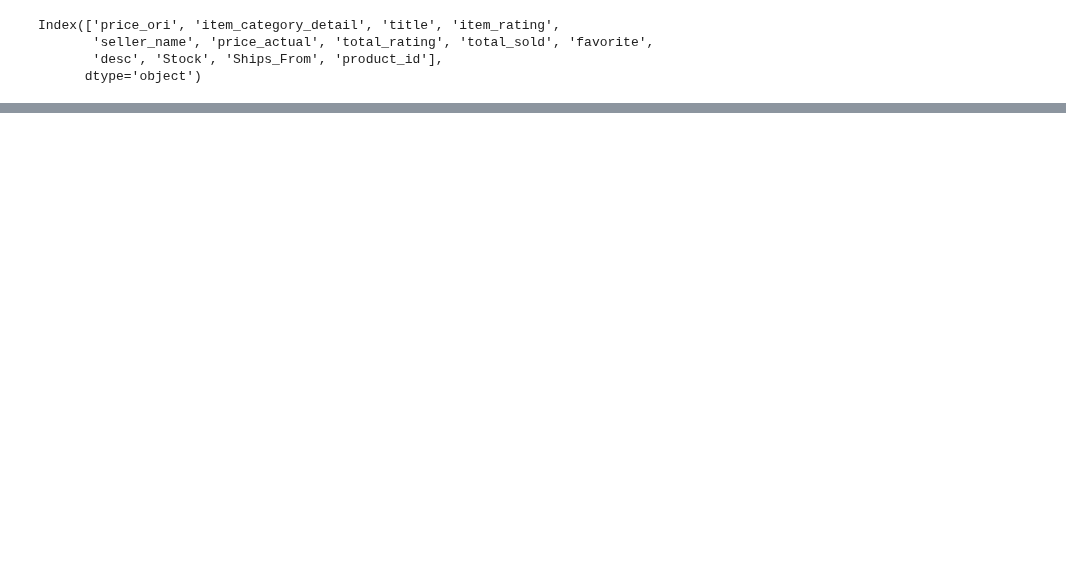
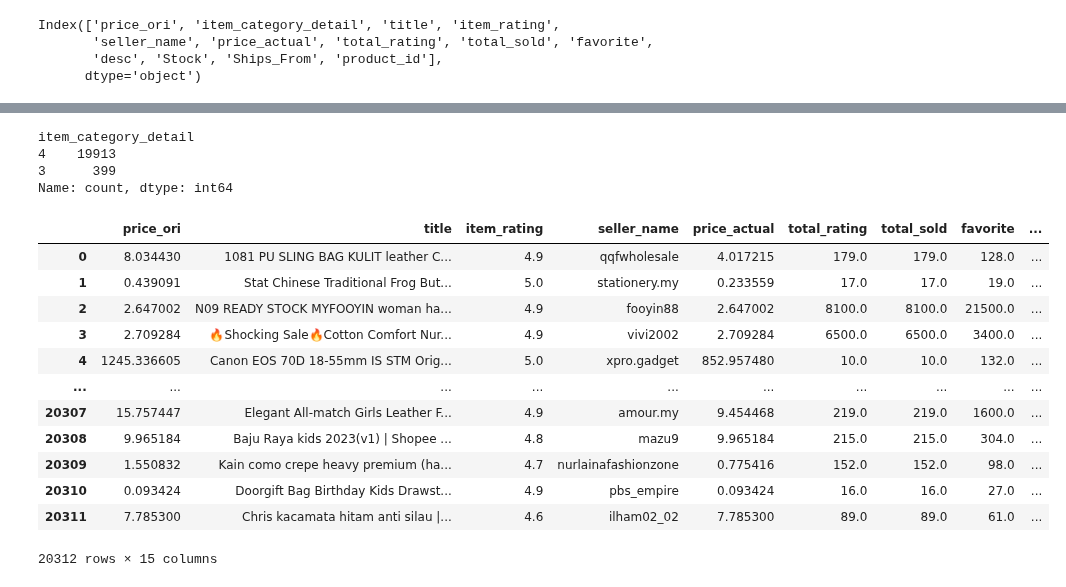
Before and after one commit to 7-teens/7-teens-DSA3101-2410-Project, a Jupyter notebook: Data Preparation/Data_Preparation.ipynb, the cells around one changed output, grey strips where cells are left out. Cells and saved outputs as stored; diff of their text form; code cells hidden in the pictures; blank space fills up the shorter version.

```diff
--- a/Data Preparation/Data_Preparation.ipynb
+++ b/Data Preparation/Data_Preparation.ipynb
@@ -408,0 +439,38 @@ Index(['country_code', 'grass_date', 'user_id', 'subject_line_length',
+# %%
+products['item_category_detail'].apply(lambda x: len(x.split('|'))).value_counts()
+# %% [output]
+item_category_detail
+4    19913
+3      399
+Name: count, dtype: int64
+# %%
+# Function to extract the categories by splitting by '|'
+def extract_category_1(value):
+    return value.split('|')[1].strip() if len(value.split('|')) > 1 else None
+def extract_category_2(value):
+    return value.split('|')[2].strip() if len(value.split('|')) > 2 else None
+def extract_category_3(value):
+    return value.split('|')[3].strip() if len(value.split('|')) > 3 else None
+
+# Apply the function to the item_category_detail column
+products['category_1'] = products['item_category_detail'].apply(extract_category_1)
+products['category_2'] = products['item_category_detail'].apply(extract_category_2)
+products['category_3'] = products['item_category_detail'].apply(extract_category_3)
+# %%
+products.drop(columns=['item_category_detail'], inplace=True)
+# %%
+products
+# %% [output]
+|  | price_ori | title | item_rating | seller_name | price_actual | total_rating | total_sold | favorite | ... |
+| 0 | 8.034430 | 1081 PU SLING BAG KULIT leather C... | 4.9 | qqfwholesale | 4.017215 | 179.0 | 179.0 | 128.0 | ... |
+| 1 | 0.439091 | Stat Chinese Traditional Frog But... | 5.0 | stationery.my | 0.233559 | 17.0 | 17.0 | 19.0 | ... |
+| 2 | 2.647002 | N09 READY STOCK MYFOOYIN woman ha... | 4.9 | fooyin88 | 2.647002 | 8100.0 | 8100.0 | 21500.0 | ... |
+| 3 | 2.709284 | 🔥Shocking Sale🔥Cotton Comfort Nur... | 4.9 | vivi2002 | 2.709284 | 6500.0 | 6500.0 | 3400.0 | ... |
+| 4 | 1245.336605 | Canon EOS 70D 18-55mm IS STM Orig... | 5.0 | xpro.gadget | 852.957480 | 10.0 | 10.0 | 132.0 | ... |
+| ... | ... | ... | ... | ... | ... | ... | ... | ... | ... |
+| 20307 | 15.757447 | Elegant All-match Girls Leather F... | 4.9 | amour.my | 9.454468 | 219.0 | 219.0 | 1600.0 | ... |
+| 20308 | 9.965184 | Baju Raya kids 2023(v1) | Shopee ... | 4.8 | mazu9 | 9.965184 | 215.0 | 215.0 | 304.0 | ... |
+| 20309 | 1.550832 | Kain como crepe heavy premium (ha... | 4.7 | nurlainafashionzone | 0.775416 | 152.0 | 152.0 | 98.0 | ... |
+| 20310 | 0.093424 | Doorgift Bag Birthday Kids Drawst... | 4.9 | pbs_empire | 0.093424 | 16.0 | 16.0 | 27.0 | ... |
+| 20311 | 7.785300 | Chris kacamata hitam anti silau |... | 4.6 | ilham02_02 | 7.785300 | 89.0 | 89.0 | 61.0 | ... |
+20312 rows × 15 columns
```
Also changed, not shown: parts of 20 cells of this notebook.
